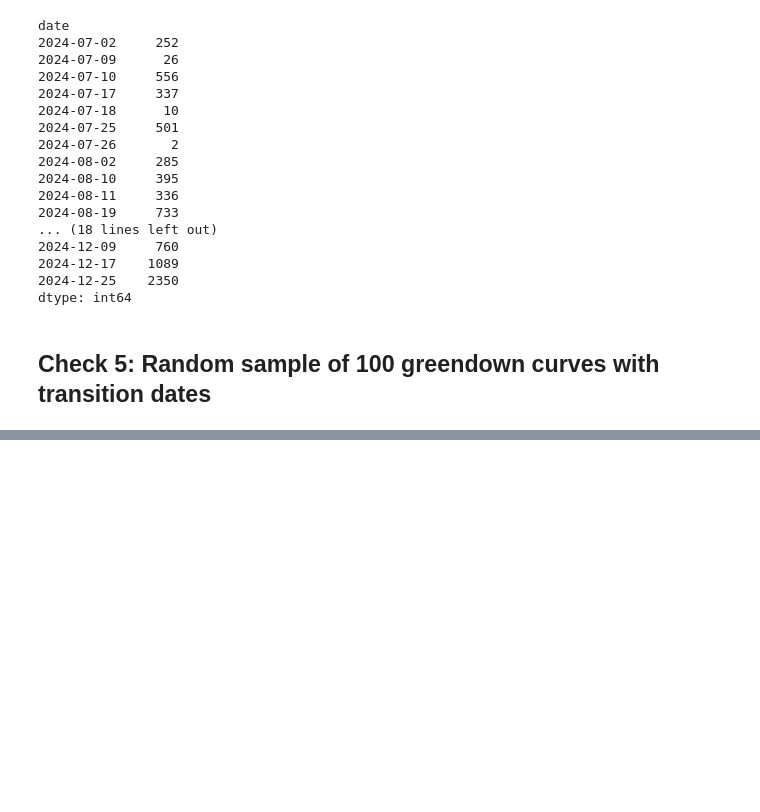
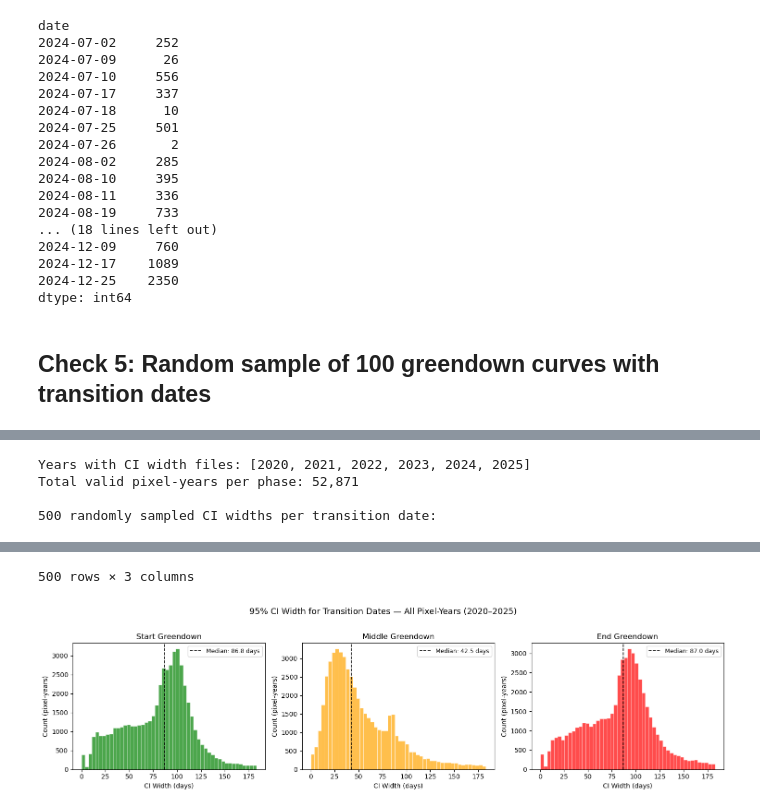
Before and after one commit to k-wheeler/AppTrail_Phenology, a Jupyter notebook: QC.ipynb, the cells around one changed output, grey strips where cells are left out. Saved outputs shown, nothing was run; the diff lists cells and outputs as text; code cells hidden in the pictures; blank space fills up the shorter version.

```diff
--- a/QC.ipynb
+++ b/QC.ipynb
@@ -390,0 +472,77 @@ plt.show()
+# %%
+import glob
+
+OUTPUT_DIR = './greendown_outputs'
+NODATA = -9999.0
+
+# Discover all years that have CI width files for all three phases
+years_available = set()
+for path in glob.glob(os.path.join(OUTPUT_DIR, 'greendown_start_ci_width_*.tif')):
+    year = int(os.path.basename(path).split('_')[-1].replace('.tif', ''))
+    if all(os.path.exists(os.path.join(OUTPUT_DIR, f'greendown_{p}_ci_width_{year}.tif'))
+           for p in ('start', 'middle', 'end')):
+        years_available.add(year)
+
+years_available = sorted(years_available)
+print(f'Years with CI width files: {years_available}')
+
+# Load CI widths from GeoTIFFs across all pixel-years
+ci_widths = {'start': [], 'middle': [], 'end': []}
+
+for year in years_available:
+    for phase in ('start', 'middle', 'end'):
+        path = os.path.join(OUTPUT_DIR, f'greendown_{phase}_ci_width_{year}.tif')
+        with rasterio.open(path) as src:
+            data = src.read(1).astype(float)
+        data[data == NODATA] = np.nan
+        valid = data[np.isfinite(data) & (data >= 0)]
+        ci_widths[phase].append(valid)
+
+# Concatenate across years
+for phase in ('start', 'middle', 'end'):
+    ci_widths[phase] = np.concatenate(ci_widths[phase])
+
+total = len(ci_widths['start'])
+print(f'Total valid pixel-years per phase: {total:,}\n')
+
+# Print 500 randomly sampled CI widths per phase
+rng = np.random.default_rng(seed=0)
+N_PRINT = 500
+sample_data = {}
+for phase in ('start', 'middle', 'end'):
+    widths = ci_widths[phase]
+    sample_data[phase] = rng.choice(widths, size=min(N_PRINT, len(widths)), replace=False)
+
+df_samples = pd.DataFrame({
+    'Start CI Width (days)':  np.round(sample_data['start'],  2),
+    'Middle CI Width (days)': np.round(sample_data['middle'], 2),
+    'End CI Width (days)':    np.round(sample_data['end'],    2),
+})
+print('500 randomly sampled CI widths per transition date:')
+display(df_samples)
+
+# Plot histograms
+phase_colors = {'start': 'green', 'middle': 'orange', 'end': 'red'}
+phase_labels = {'start': 'Start', 'middle': 'Middle', 'end': 'End'}
+
+fig, axes = plt.subplots(1, 3, figsize=(15, 4), sharey=False)
+
+for ax, phase in zip(axes, ('start', 'middle', 'end')):
+    widths = ci_widths[phase]
+    ax.hist(widths, bins=50, color=phase_colors[phase], alpha=0.7, edgecolor='white', linewidth=0.4)
+    ax.axvline(np.median(widths), color='black', linestyle='--', linewidth=1.2,
+               label=f'Median: {np.median(widths):.1f} days')
+    ax.set_title(f'{phase_labels[phase]} Greendown')
+    ax.set_xlabel('CI Width (days)')
+    ax.set_ylabel('Count (pixel-years)')
+    ax.legend(fontsize=9)
+
+fig.suptitle(f'95% CI Width for Transition Dates — All Pixel-Years ({years_available[0]}–{years_available[-1]})',
+             fontsize=13, y=1.02)
+plt.tight_layout()
+plt.show()
+# %% [output]
+Years with CI width files: [2020, 2021, 2022, 2023, 2024, 2025]
+Total valid pixel-years per phase: 52,871
+
+500 randomly sampled CI widths per transition date:
@@ -390,0 +561,2 @@ plt.show()
+500 rows × 3 columns
+[figure, added]
```
Also changed, not shown: parts of 9 cells of this notebook, 2 other files.
